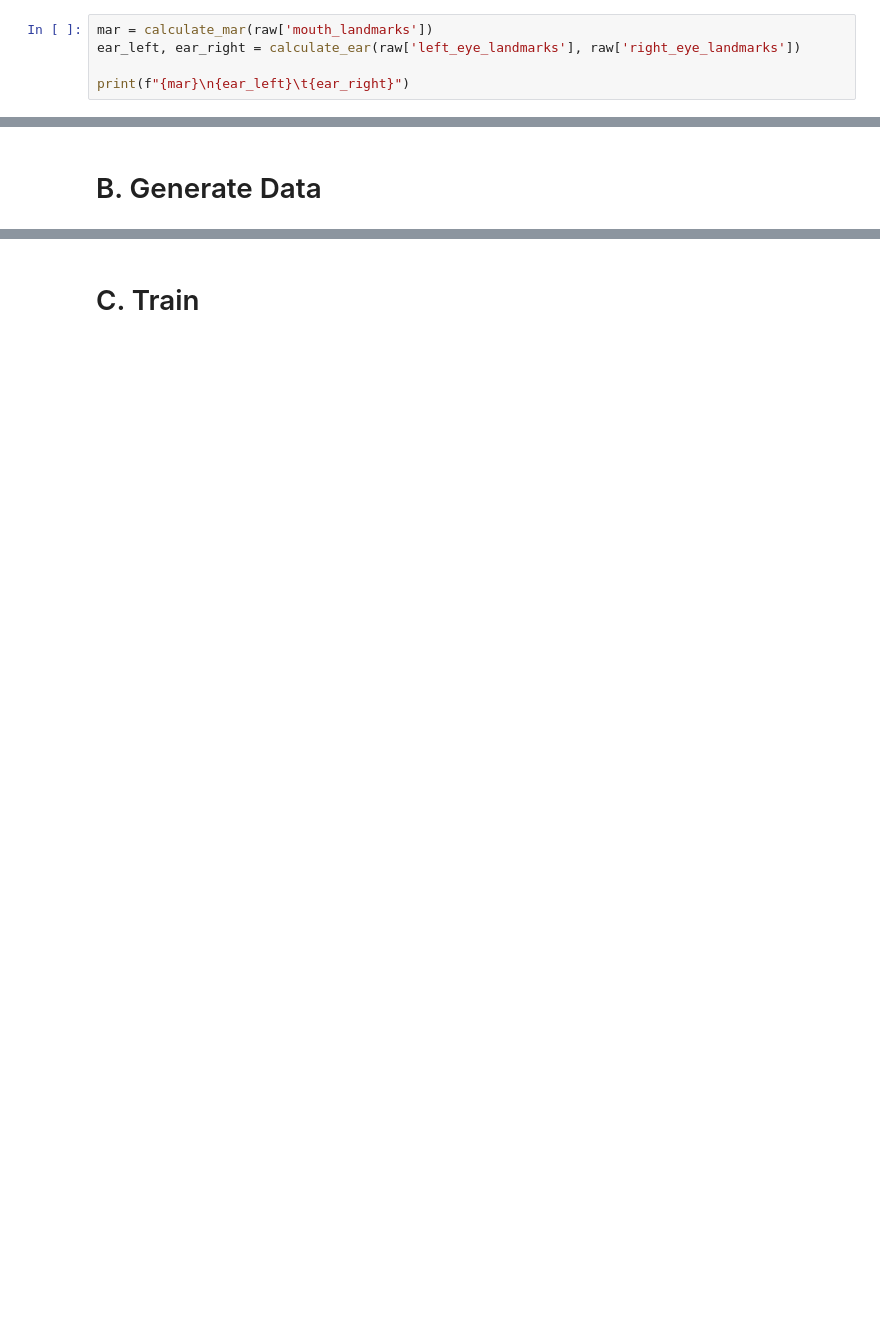
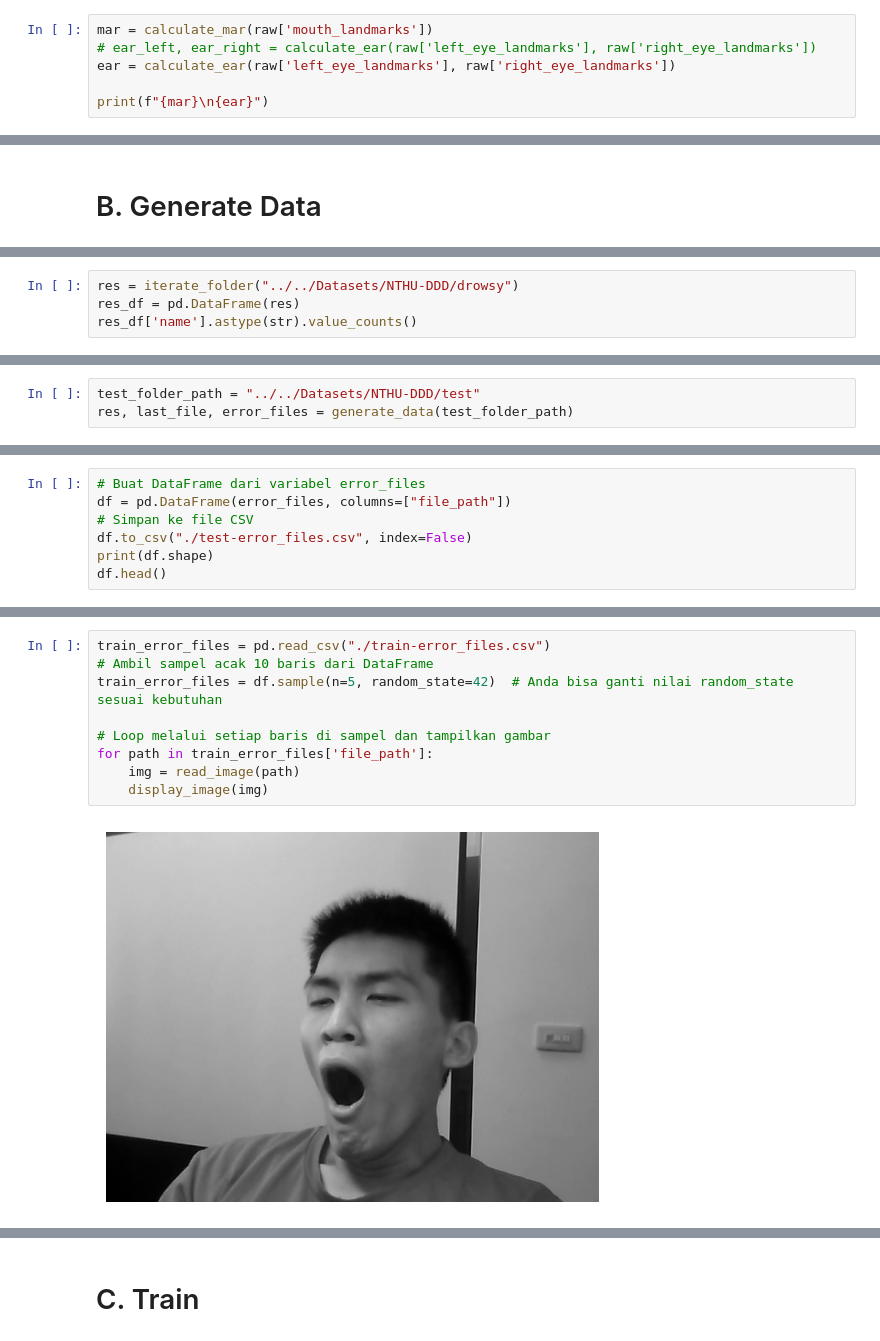
Before and after one commit to whisnumurtyga/TA-Drowsy-Detection-, a Jupyter notebook: Milestone/1. NTHU-DD x LSTM/code.ipynb, the cells around one changed output, grey strips where cells are left out. Cells and saved outputs as stored; diff of their text form; blank space fills up the shorter version.

```diff
--- a/Milestone/1. NTHU-DD x LSTM/code.ipynb
+++ b/Milestone/1. NTHU-DD x LSTM/code.ipynb
@@ -400,7 +415,8 @@ def calculate_mar(mouth_landmarks):
     return mar
 # %%
 mar = calculate_mar(raw['mouth_landmarks'])
-ear_left, ear_right = calculate_ear(raw['left_eye_landmarks'], raw['right_eye_landmarks'])
+# ear_left, ear_right = calculate_ear(raw['left_eye_landmarks'], raw['right_eye_landmarks'])
+ear = calculate_ear(raw['left_eye_landmarks'], raw['right_eye_landmarks'])
 
-print(f"{mar}\n{ear_left}\t{ear_right}")
+print(f"{mar}\n{ear}")
 # %% [output]
@@ -410,0 +524,4 @@ print(f"{mar}\n{ear_left}\t{ear_right}")
+# %%
+res = iterate_folder("../../Datasets/NTHU-DDD/drowsy")
+res_df = pd.DataFrame(res)
+res_df['name'].astype(str).value_counts()
@@ -410,0 +644,3 @@ print(f"{mar}\n{ear_left}\t{ear_right}")
+# %%
+test_folder_path = "../../Datasets/NTHU-DDD/test"
+res, last_file, error_files = generate_data(test_folder_path)
@@ -410,0 +680,7 @@ print(f"{mar}\n{ear_left}\t{ear_right}")
+# %%
+# Buat DataFrame dari variabel error_files
+df = pd.DataFrame(error_files, columns=["file_path"])
+# Simpan ke file CSV
+df.to_csv("./test-error_files.csv", index=False)
+print(df.shape)
+df.head()
@@ -410,0 +695,11 @@ print(f"{mar}\n{ear_left}\t{ear_right}")
+# %%
+train_error_files = pd.read_csv("./train-error_files.csv")
+# Ambil sampel acak 10 baris dari DataFrame
+train_error_files = df.sample(n=5, random_state=42)  # Anda bisa ganti nilai random_state sesuai kebutuhan
+
+# Loop melalui setiap baris di sampel dan tampilkan gambar
+for path in train_error_files['file_path']:
+    img = read_image(path)
+    display_image(img)
+# %% [output]
+[figure, added]
```
Also changed, not shown: parts of 35 cells of this notebook, 7 other files.
